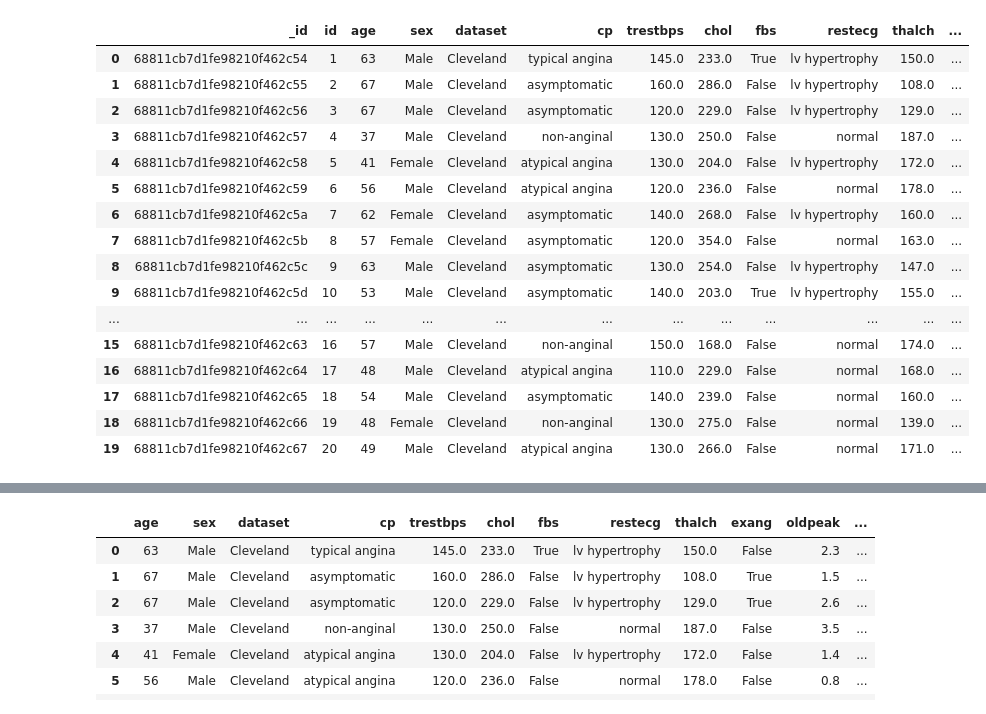
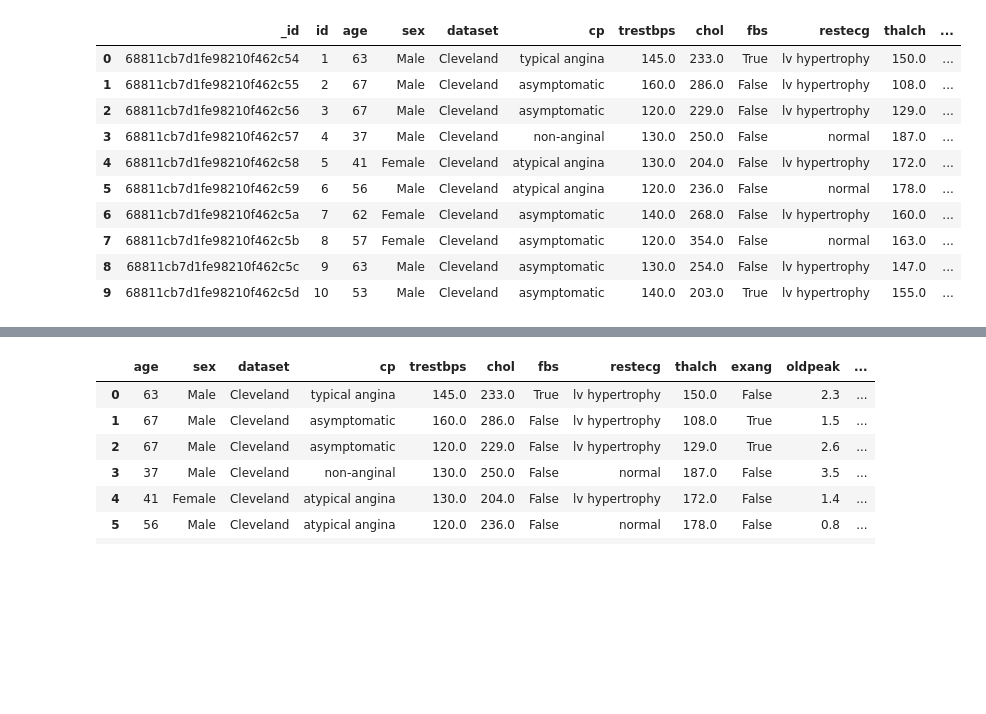
Before and after one commit to FerMoha2177/heart-disease-ml-pipeline, a Jupyter notebook: notebooks/02_data_preprocessing.ipynb, the cells around one changed output, grey strips where cells are left out. Cells and saved outputs as stored; diff of their text form; code cells hidden in the pictures; blank space fills up the shorter version.

```diff
--- a/notebooks/02_data_preprocessing.ipynb
+++ b/notebooks/02_data_preprocessing.ipynb
@@ -1,23 +1,26 @@
 # %%
-import sys
-import pandas as pd
-import numpy as np
 import pandas as pd
 import matplotlib.pyplot as plt
 import seaborn as sns
-import numpy as np
-import warnings
-
 
 from src.utils.data_utils import (
     test_missing_bias,
-    analyze_missing_patterns,
     get_missing_data_summary,
     missing_by_dataset,
     missing_by_outcome,
-    find_medically_impossible_values,
     handle_impossible_zeros,
     impute_missing_values,
+)
+
+from src.utils.data_utils import drop_id
+from src.utils.graph_utils import(
+    display_relative_histoplot,
+    display_histoplot,
+    display_multi_histoplot,
+    display_multi_boxplot,
+    display_categorical_plots,
+    display_boxplot,
+    display_scatterplot
 )
 from src.utils.notebook_setup import setup_notebook_environment
 
@@ -33,5 +36,5 @@ logger.info("Starting data preprocessing...")
 # Checking Bronze Layer
 bronze_data = await dbs.get_bronze_data()
 bronze_data_df = pd.DataFrame(bronze_data)
-bronze_data_df.head(20)
+bronze_data_df.head(10)
 # %% [output]
@@ -43,18 +46,12 @@ bronze_data_df.head(20)
 |  | _id | id | age | sex | dataset | cp | trestbps | chol | fbs | restecg | thalch | ... |
 | 0 | 68811cb7d1fe98210f462c54 | 1 | 63 | Male | Cleveland | typical angina | 145.0 | 233.0 | True | lv hypertrophy | 150.0 | ... |
 | 1 | 68811cb7d1fe98210f462c55 | 2 | 67 | Male | Cleveland | asymptomatic | 160.0 | 286.0 | False | lv hypertrophy | 108.0 | ... |
 | 2 | 68811cb7d1fe98210f462c56 | 3 | 67 | Male | Cleveland | asymptomatic | 120.0 | 229.0 | False | lv hypertrophy | 129.0 | ... |
 | 3 | 68811cb7d1fe98210f462c57 | 4 | 37 | Male | Cleveland | non-anginal | 130.0 | 250.0 | False | normal | 187.0 | ... |
 | 4 | 68811cb7d1fe98210f462c58 | 5 | 41 | Female | Cleveland | atypical angina | 130.0 | 204.0 | False | lv hypertrophy | 172.0 | ... |
 | 5 | 68811cb7d1fe98210f462c59 | 6 | 56 | Male | Cleveland | atypical angina | 120.0 | 236.0 | False | normal | 178.0 | ... |
 | 6 | 68811cb7d1fe98210f462c5a | 7 | 62 | Female | Cleveland | asymptomatic | 140.0 | 268.0 | False | lv hypertrophy | 160.0 | ... |
 | 7 | 68811cb7d1fe98210f462c5b | 8 | 57 | Female | Cleveland | asymptomatic | 120.0 | 354.0 | False | normal | 163.0 | ... |
 | 8 | 68811cb7d1fe98210f462c5c | 9 | 63 | Male | Cleveland | asymptomatic | 130.0 | 254.0 | False | lv hypertrophy | 147.0 | ... |
 | 9 | 68811cb7d1fe98210f462c5d | 10 | 53 | Male | Cleveland | asymptomatic | 140.0 | 203.0 | True | lv hypertrophy | 155.0 | ... |
-| ... | ... | ... | ... | ... | ... | ... | ... | ... | ... | ... | ... | ... |
-| 15 | 68811cb7d1fe98210f462c63 | 16 | 57 | Male | Cleveland | non-anginal | 150.0 | 168.0 | False | normal | 174.0 | ... |
-| 16 | 68811cb7d1fe98210f462c64 | 17 | 48 | Male | Cleveland | atypical angina | 110.0 | 229.0 | False | normal | 168.0 | ... |
-| 17 | 68811cb7d1fe98210f462c65 | 18 | 54 | Male | Cleveland | asymptomatic | 140.0 | 239.0 | False | normal | 160.0 | ... |
-| 18 | 68811cb7d1fe98210f462c66 | 19 | 48 | Female | Cleveland | non-anginal | 130.0 | 275.0 | False | normal | 139.0 | ... |
-| 19 | 68811cb7d1fe98210f462c67 | 20 | 49 | Male | Cleveland | atypical angina | 130.0 | 266.0 | False | normal | 171.0 | ... |
 # %%
```
Also changed, not shown: parts of 12 cells of this notebook, 10 other files.
